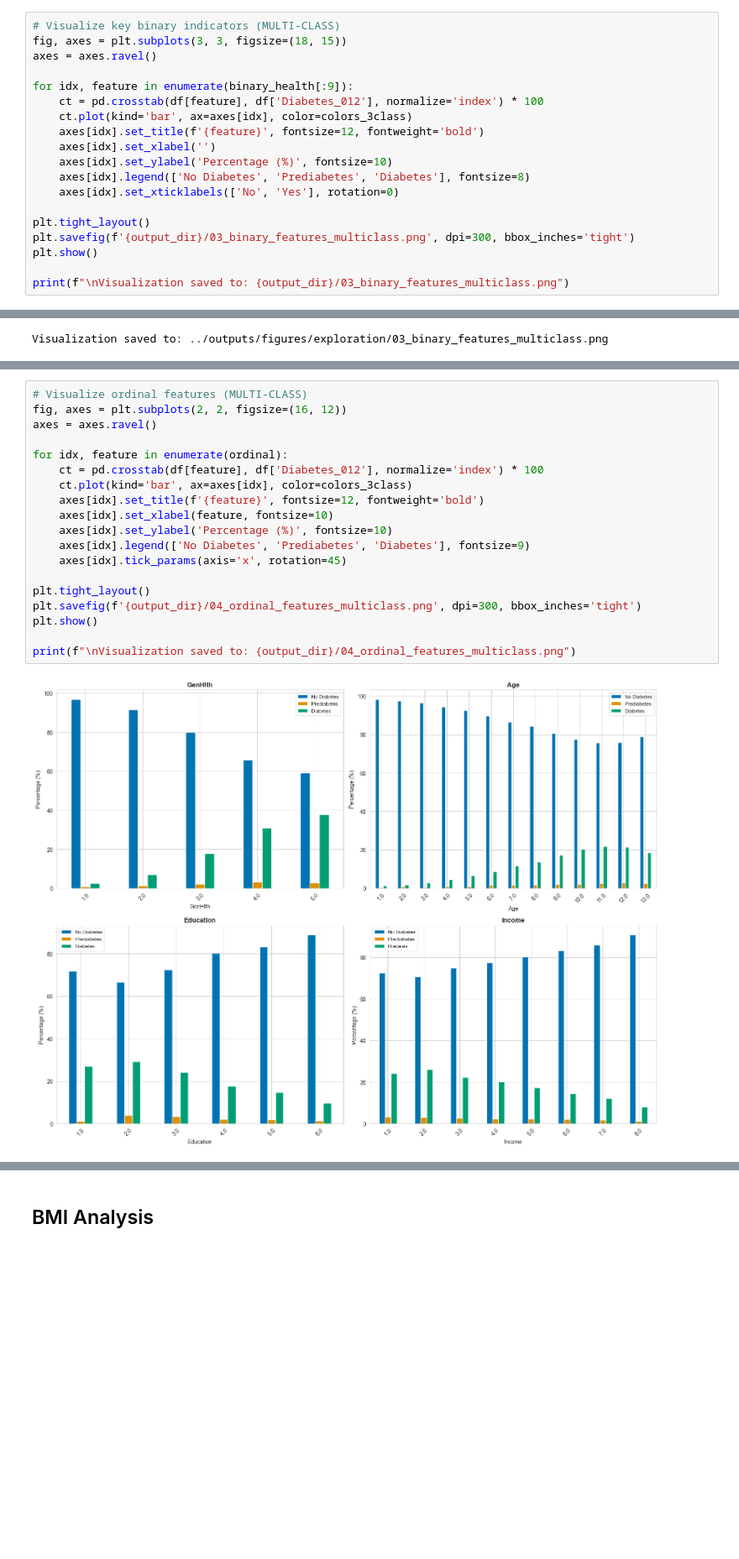
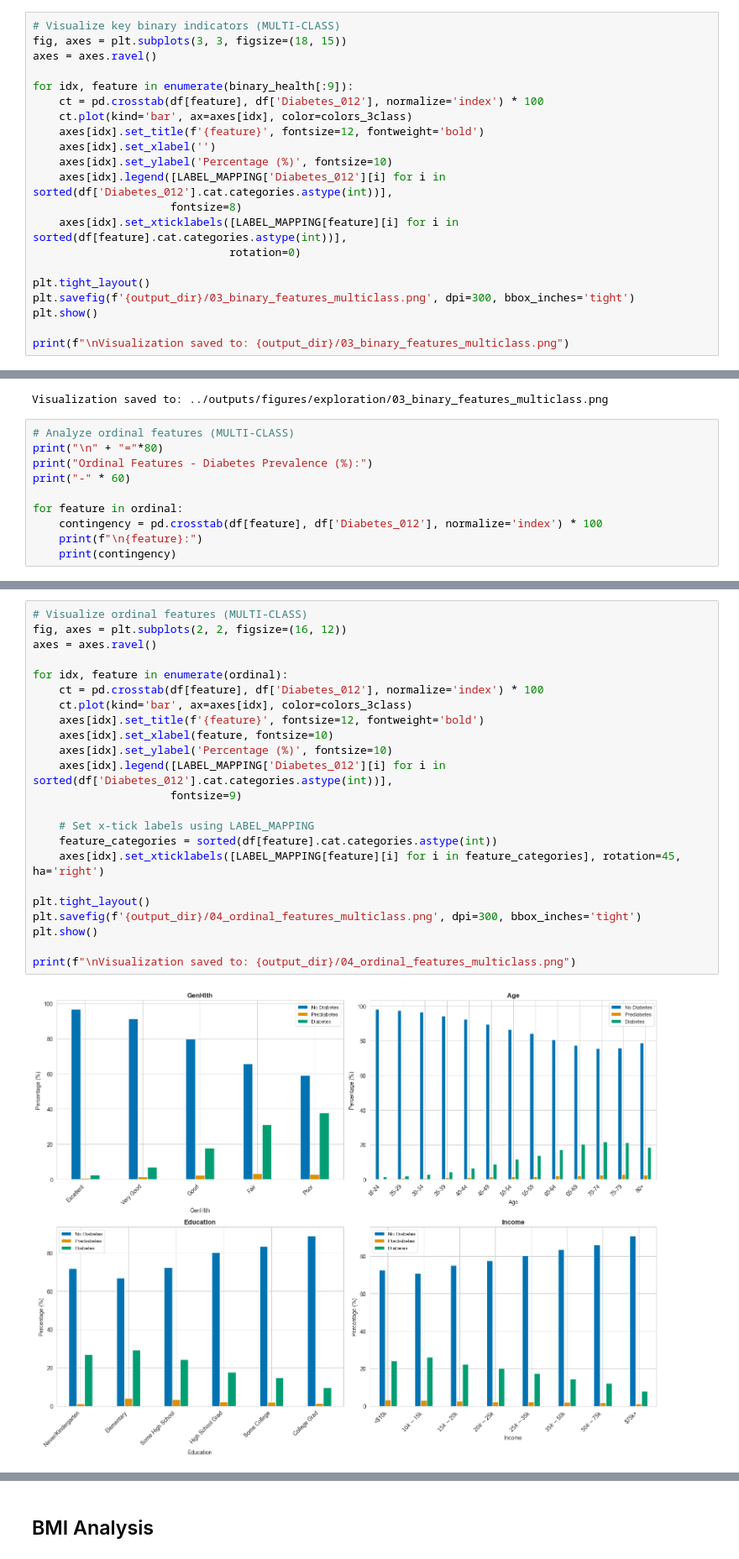
Before and after one commit to eyyuboeztuerk-arch/diabetes-multiclass-project, a Jupyter notebook: notebooks/01_exploration.ipynb, the cells around one changed output, grey strips where cells are left out. Shown at 84% size. Saved outputs shown, nothing was run; the diff lists cells and outputs as text; blank space fills up the shorter version.

```diff
--- a/notebooks/01_exploration.ipynb
+++ b/notebooks/01_exploration.ipynb
@@ -627,8 +739,10 @@ for idx, feature in enumerate(binary_health[:9]):
     axes[idx].set_title(f'{feature}', fontsize=12, fontweight='bold')
     axes[idx].set_xlabel('')
     axes[idx].set_ylabel('Percentage (%)', fontsize=10)
-    axes[idx].legend(['No Diabetes', 'Prediabetes', 'Diabetes'], fontsize=8)
-    axes[idx].set_xticklabels(['No', 'Yes'], rotation=0)
+    axes[idx].legend([LABEL_MAPPING['Diabetes_012'][i] for i in sorted(df['Diabetes_012'].cat.categories.astype(int))],
+                     fontsize=8)
+    axes[idx].set_xticklabels([LABEL_MAPPING[feature][i] for i in sorted(df[feature].cat.categories.astype(int))],
+                              rotation=0)
 
 plt.tight_layout()
 plt.savefig(f'{output_dir}/03_binary_features_multiclass.png', dpi=300, bbox_inches='tight')
@@ -638,3 +752,13 @@ print(f"\nVisualization saved to: {output_dir}/03_binary_features_multiclass.png
 # %% [output]
 [figure]
 Visualization saved to: ../outputs/figures/exploration/03_binary_features_multiclass.png
+# %%
+# Analyze ordinal features (MULTI-CLASS)
+print("\n" + "="*80)
+print("Ordinal Features - Diabetes Prevalence (%):")
+print("-" * 60)
+
+for feature in ordinal:
+    contingency = pd.crosstab(df[feature], df['Diabetes_012'], normalize='index') * 100
+    print(f"\n{feature}:")
+    print(contingency)
@@ -641,24 +783,28 @@ Visualization saved to: ../outputs/figures/exploration/03_binary_features_multic
 # %%
 # Visualize ordinal features (MULTI-CLASS)
 fig, axes = plt.subplots(2, 2, figsize=(16, 12))
 axes = axes.ravel()
 
 for idx, feature in enumerate(ordinal):
     ct = pd.crosstab(df[feature], df['Diabetes_012'], normalize='index') * 100
     ct.plot(kind='bar', ax=axes[idx], color=colors_3class)
     axes[idx].set_title(f'{feature}', fontsize=12, fontweight='bold')
     axes[idx].set_xlabel(feature, fontsize=10)
     axes[idx].set_ylabel('Percentage (%)', fontsize=10)
-    axes[idx].legend(['No Diabetes', 'Prediabetes', 'Diabetes'], fontsize=9)
-    axes[idx].tick_params(axis='x', rotation=45)
+    axes[idx].legend([LABEL_MAPPING['Diabetes_012'][i] for i in sorted(df['Diabetes_012'].cat.categories.astype(int))],
+                     fontsize=9)
+
+    # Set x-tick labels using LABEL_MAPPING
+    feature_categories = sorted(df[feature].cat.categories.astype(int))
+    axes[idx].set_xticklabels([LABEL_MAPPING[feature][i] for i in feature_categories], rotation=45, ha='right')
 
 plt.tight_layout()
 plt.savefig(f'{output_dir}/04_ordinal_features_multiclass.png', dpi=300, bbox_inches='tight')
 plt.show()
 
 print(f"\nVisualization saved to: {output_dir}/04_ordinal_features_multiclass.png")
 # %% [output]
-[figure, old version]
+[figure, new version]
 Visualization saved to: ../outputs/figures/exploration/04_ordinal_features_multiclass.png
 # %% [markdown]
 ## BMI Analysis
```
Also changed, not shown: parts of 16 cells of this notebook.
